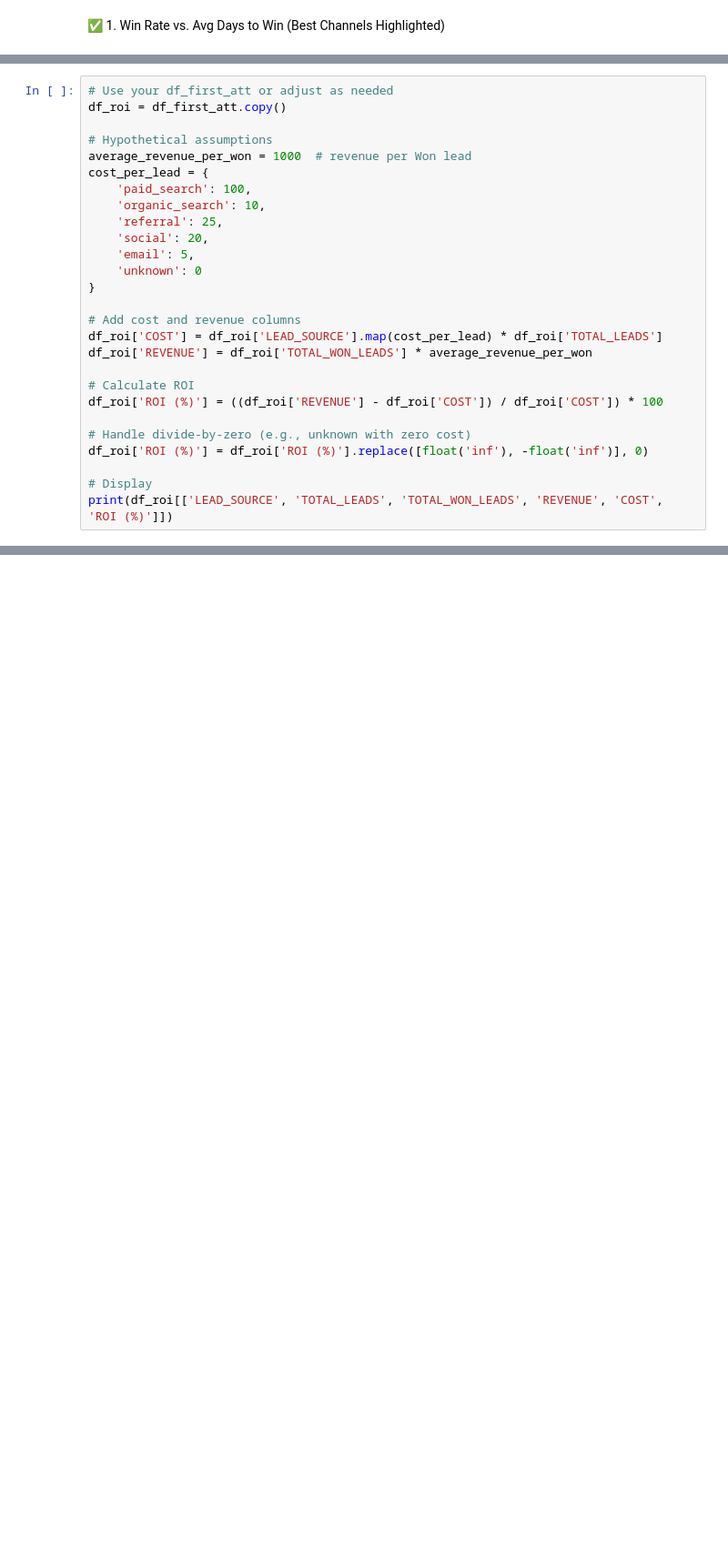
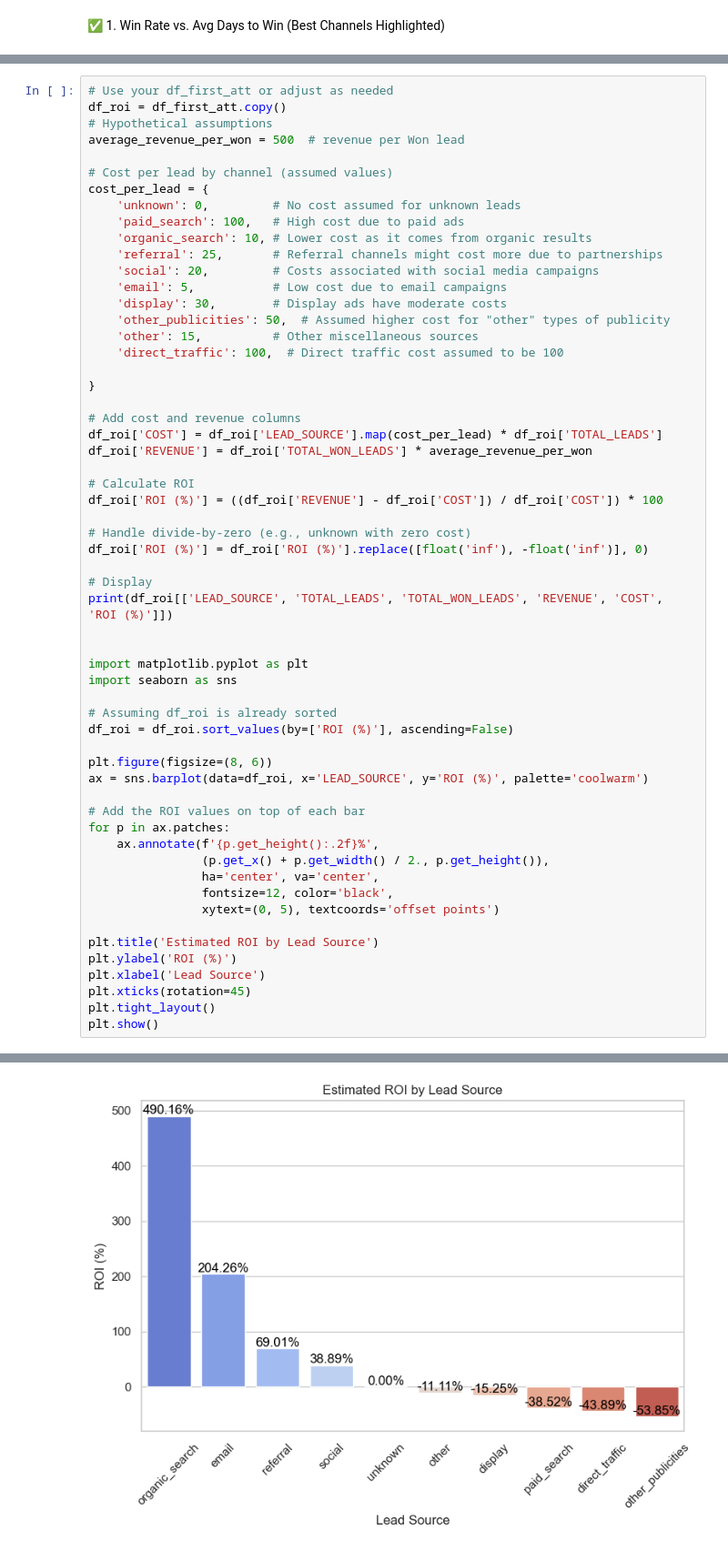
Before and after one commit to AnguieGarciaB/Cobre, a Jupyter notebook: notebooks/insights.ipynb, the cells around one changed output, grey strips where cells are left out. Shown at 91% size. Drawn from its saved outputs; the diff is of its cells as text; blank space fills up the shorter version.

```diff
--- a/notebooks/insights.ipynb
+++ b/notebooks/insights.ipynb
@@ -310,16 +438,22 @@ plt.show()
 # %%
 # Use your df_first_att or adjust as needed
 df_roi = df_first_att.copy()
+# Hypothetical assumptions
+average_revenue_per_won = 500  # revenue per Won lead
 
-# Hypothetical assumptions
-average_revenue_per_won = 1000  # revenue per Won lead
+# Cost per lead by channel (assumed values)
 cost_per_lead = {
-    'paid_search': 100,
-    'organic_search': 10,
-    'referral': 25,
-    'social': 20,
-    'email': 5,
-    'unknown': 0
+    'unknown': 0,         # No cost assumed for unknown leads
+    'paid_search': 100,   # High cost due to paid ads
+    'organic_search': 10, # Lower cost as it comes from organic results
+    'referral': 25,       # Referral channels might cost more due to partnerships
+    'social': 20,         # Costs associated with social media campaigns
+    'email': 5,           # Low cost due to email campaigns
+    'display': 30,        # Display ads have moderate costs
+    'other_publicities': 50,  # Assumed higher cost for "other" types of publicity
+    'other': 15,          # Other miscellaneous sources
+    'direct_traffic': 100,  # Direct traffic cost assumed to be 100
+
 }
 
 # Add cost and revenue columns
@@ -334,4 +468,29 @@ df_roi['ROI (%)'] = df_roi['ROI (%)'].replace([float('inf'), -float('inf')], 0)
 
 # Display
 print(df_roi[['LEAD_SOURCE', 'TOTAL_LEADS', 'TOTAL_WON_LEADS', 'REVENUE', 'COST', 'ROI (%)']])
+
+
+import matplotlib.pyplot as plt
+import seaborn as sns
+
+# Assuming df_roi is already sorted
+df_roi = df_roi.sort_values(by=['ROI (%)'], ascending=False)
+
+plt.figure(figsize=(8, 6))
+ax = sns.barplot(data=df_roi, x='LEAD_SOURCE', y='ROI (%)', palette='coolwarm')
+
+# Add the ROI values on top of each bar
+for p in ax.patches:
+    ax.annotate(f'{p.get_height():.2f}%',
+                (p.get_x() + p.get_width() / 2., p.get_height()),
+                ha='center', va='center',
+                fontsize=12, color='black',
+                xytext=(0, 5), textcoords='offset points')
+
+plt.title('Estimated ROI by Lead Source')
+plt.ylabel('ROI (%)')
+plt.xlabel('Lead Source')
+plt.xticks(rotation=45)
+plt.tight_layout()
+plt.show()
 # %% [output]
@@ -354,0 +515 @@ print(df_roi[['LEAD_SOURCE', 'TOTAL_LEADS', 'TOTAL_WON_LEADS', 'REVENUE', 'COST'
+[figure, added]
```
Also changed, not shown: parts of 26 cells of this notebook, 15 other files.
